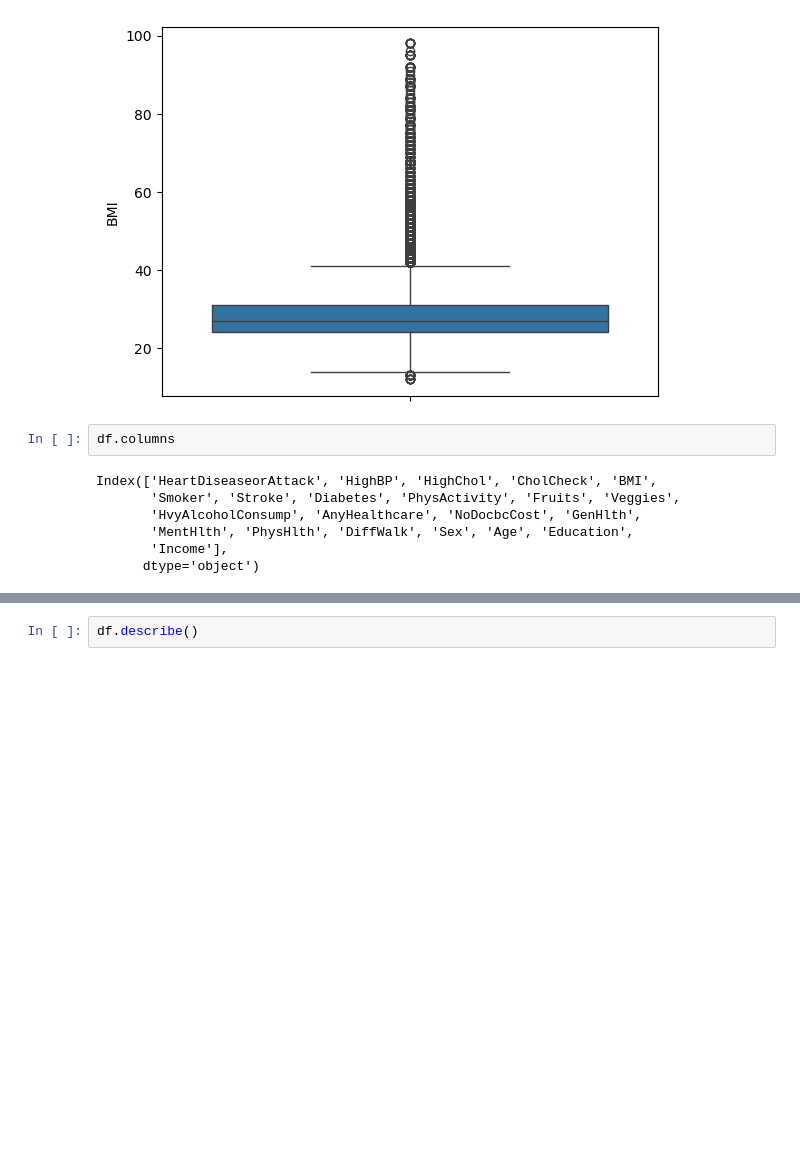
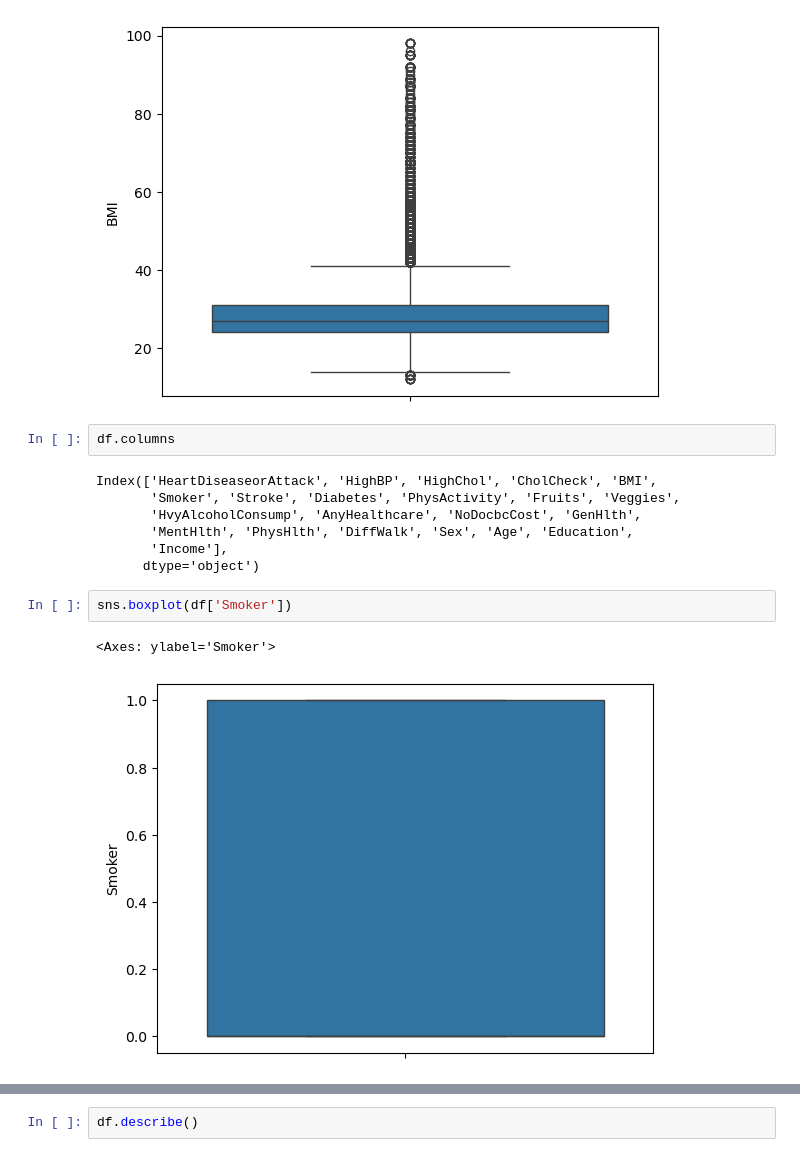
Before and after one commit to palayushi293/major_project, a Jupyter notebook: ml/heart/disease_h.ipynb, the cells around one changed output, grey strips where cells are left out. Saved outputs shown, nothing was run; the diff lists cells and outputs as text; blank space fills up the shorter version.

```diff
--- a/ml/heart/disease_h.ipynb
+++ b/ml/heart/disease_h.ipynb
@@ -74,3 +74,8 @@ Index(['HeartDiseaseorAttack', 'HighBP', 'HighChol', 'CholCheck', 'BMI',
        'MentHlth', 'PhysHlth', 'DiffWalk', 'Sex', 'Age', 'Education',
        'Income'],
       dtype='object')
+# %%
+sns.boxplot(df['Smoker'])
+# %% [output]
+<Axes: ylabel='Smoker'>
+[figure, added]
```
Also changed, not shown: parts of 40 cells of this notebook.
